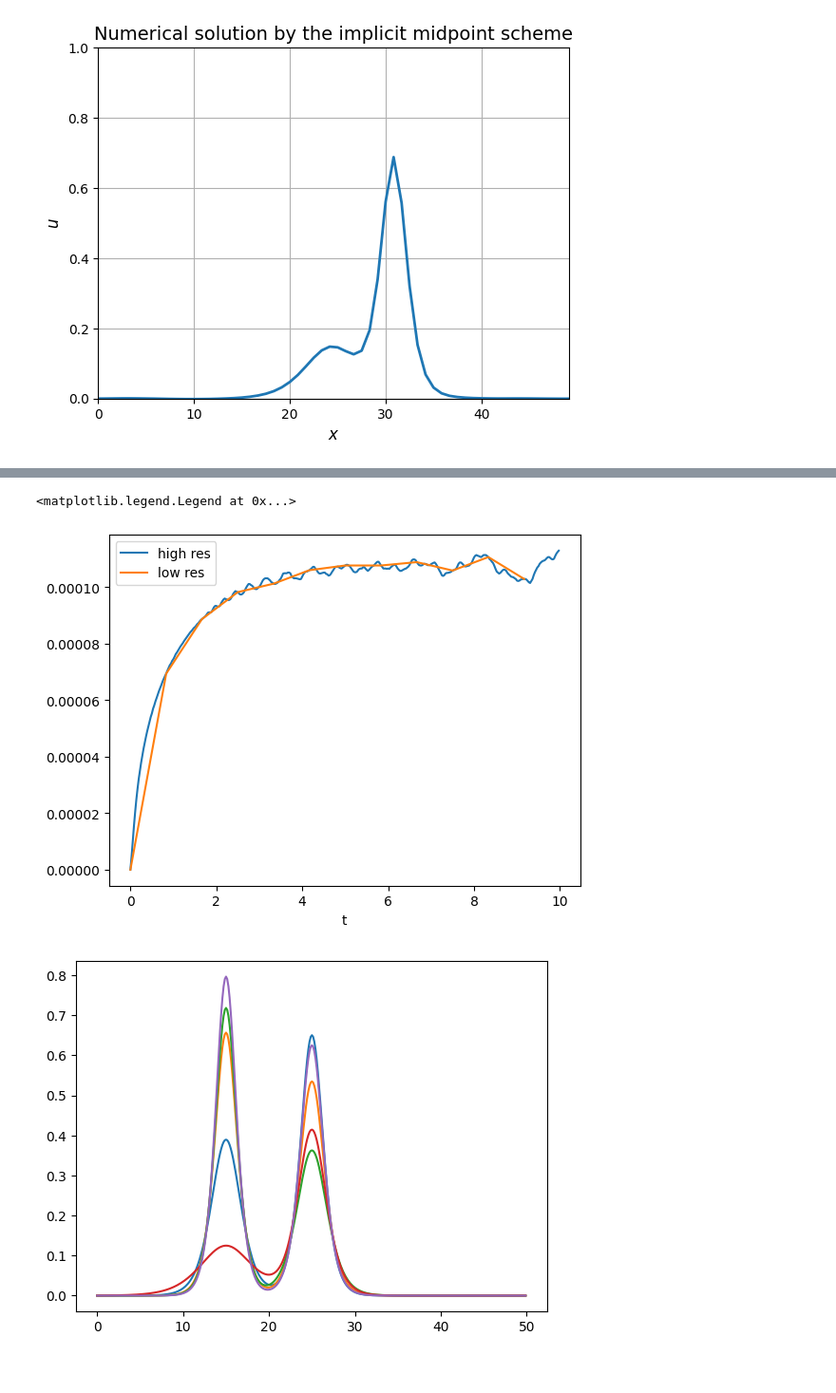
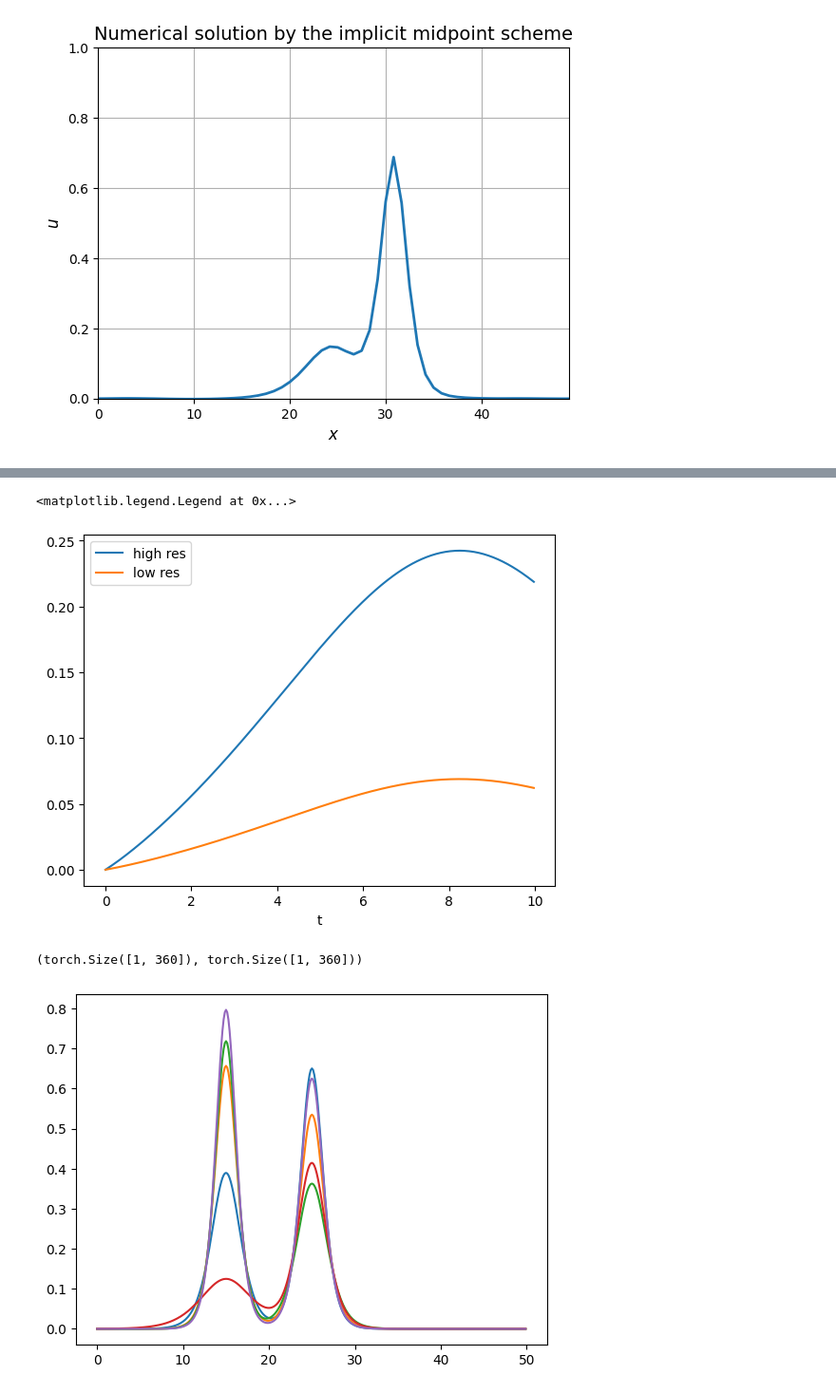
Before and after one commit to Kohmann/master-GAN, a Jupyter notebook: waveEquations/kdv_minimal.ipynb, the cells around one changed output, grey strips where cells are left out. Shown: that part at 95% size. Saved outputs shown, nothing was run; the diff lists cells and outputs as text; code cells hidden in the pictures.

```diff
--- a/waveEquations/kdv_minimal.ipynb
+++ b/waveEquations/kdv_minimal.ipynb
@@ -103,7 +103,7 @@ print(f"dx = {dx}, dt = {dt}")
 # %% [output]
 dx = 0.1388888888888889, dt = 0.027777777777777776
 # %%
-x_res = t_res = 60
+x_res = t_res = 120
 
 dx_lowres = M // x_res
 dt_lowres = N // t_res
@@ -240,13 +220,17 @@ tensor([[0.0000e+00, 9.5367e-07, 0.0000e+00, 4.7684e-07, 1.4305e-06, 0.0000e+00,
 # %%
 # High vs low resolution
-H_high = energy_conservation(torch.tensor(u, dtype=torch.float32, device='cpu').unsqueeze(0), dx, eta, gamma)
-H_low = energy_conservation(torch.tensor(u[::30], dtype=torch.float32, device='cpu').unsqueeze(0), dx, eta, gamma)
+H_high = energy_conservation(torch.tensor(u, dtype=torch.float32, device='cpu').unsqueeze(0), 1, eta, gamma)
+H_low = energy_conservation(torch.tensor(u[:,::3], dtype=torch.float32, device='cpu').unsqueeze(0), 1, eta, gamma)
 plt.plot(t,              H_high[0].numpy(), label='high res')
-plt.plot(t[::30], H_low[0].numpy(),  label='low res')
+plt.plot(t, H_low[0].numpy(),  label='low res')
 plt.xlabel('t'); plt.legend()
 # %% [output]
 <matplotlib.legend.Legend at 0x...>
-[figure, old version]
+[figure, new version]
+# %%
+H_high.size(), H_low.size()
+# %% [output]
+(torch.Size([1, 360]), torch.Size([1, 360]))
 # %%
 from tqdm import trange
 class DatasetTwoCollidingSolitons():
```
Also changed, not shown: parts of 6 cells of this notebook, 2 other files.
